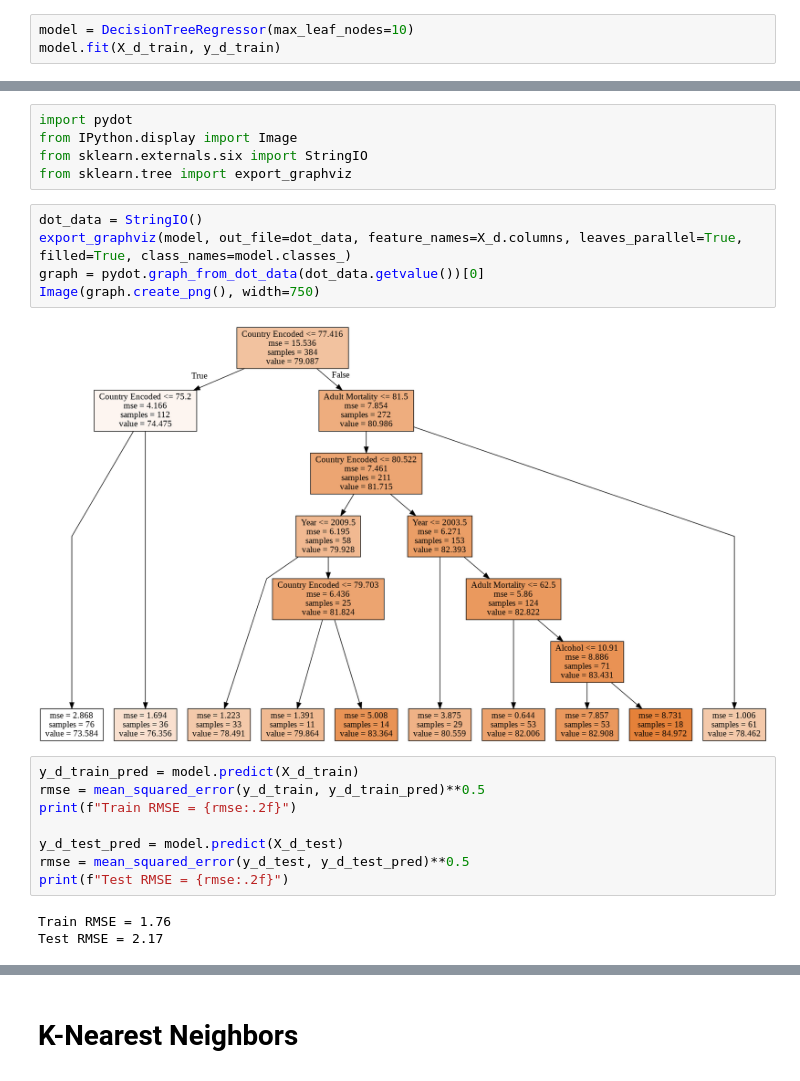
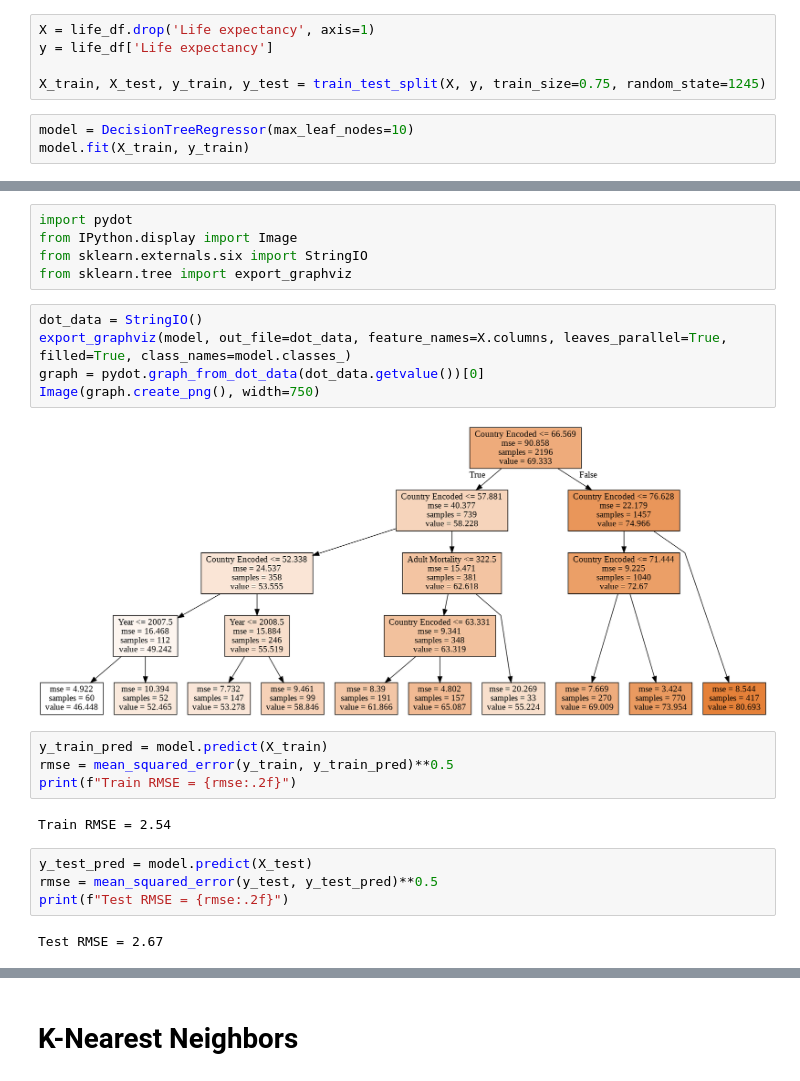
Before and after one commit to linoybar/Regression_Python_Project, a Jupyter notebook: Regression project - Linoy and Roni.ipynb, the cells around one changed output, grey strips where cells are left out. Drawn from its saved outputs; the diff is of its cells as text.

```diff
--- a/Regression project - Linoy and Roni.ipynb
+++ b/Regression project - Linoy and Roni.ipynb
@@ -429,8 +639,13 @@ plt.title("Most Important Features Identified using Lasso");
 # %% [markdown]
 # Decision Tree
+# %%
+X = life_df.drop('Life expectancy', axis=1)
+y = life_df['Life expectancy']
+
+X_train, X_test, y_train, y_test = train_test_split(X, y, train_size=0.75, random_state=1245)
 # %%
 model = DecisionTreeRegressor(max_leaf_nodes=10)
-model.fit(X_d_train, y_d_train)
+model.fit(X_train, y_train)
 # %% [output]
 DecisionTreeRegressor(ccp_alpha=0.0, criterion='mse', max_depth=None,
                       max_features=None, max_leaf_nodes=10,
@@ -445,20 +660,21 @@ from sklearn.externals.six import StringIO
 from sklearn.tree import export_graphviz
 # %%
 dot_data = StringIO()
-export_graphviz(model, out_file=dot_data, feature_names=X_d.columns, leaves_parallel=True, filled=True, class_names=model.classes_)
+export_graphviz(model, out_file=dot_data, feature_names=X.columns, leaves_parallel=True, filled=True, class_names=model.classes_)
 graph = pydot.graph_from_dot_data(dot_data.getvalue())[0]
 Image(graph.create_png(), width=750)
 # %% [output]
-[figure, old version]
+[figure, new version]
 # %%
-y_d_train_pred = model.predict(X_d_train)
-rmse = mean_squared_error(y_d_train, y_d_train_pred)**0.5
+y_train_pred = model.predict(X_train)
+rmse = mean_squared_error(y_train, y_train_pred)**0.5
 print(f"Train RMSE = {rmse:.2f}")
-
-y_d_test_pred = model.predict(X_d_test)
-rmse = mean_squared_error(y_d_test, y_d_test_pred)**0.5
-print(f"Test RMSE = {rmse:.2f}")
 # %% [output]
-Train RMSE = 1.76
-Test RMSE = 2.17
+Train RMSE = 2.54
+# %%
+y_test_pred = model.predict(X_test)
+rmse = mean_squared_error(y_test, y_test_pred)**0.5
+print(f"Test RMSE = {rmse:.2f}")
+# %% [output]
+Test RMSE = 2.67
 # %%
```
Also changed, not shown: parts of 76 cells of this notebook.
